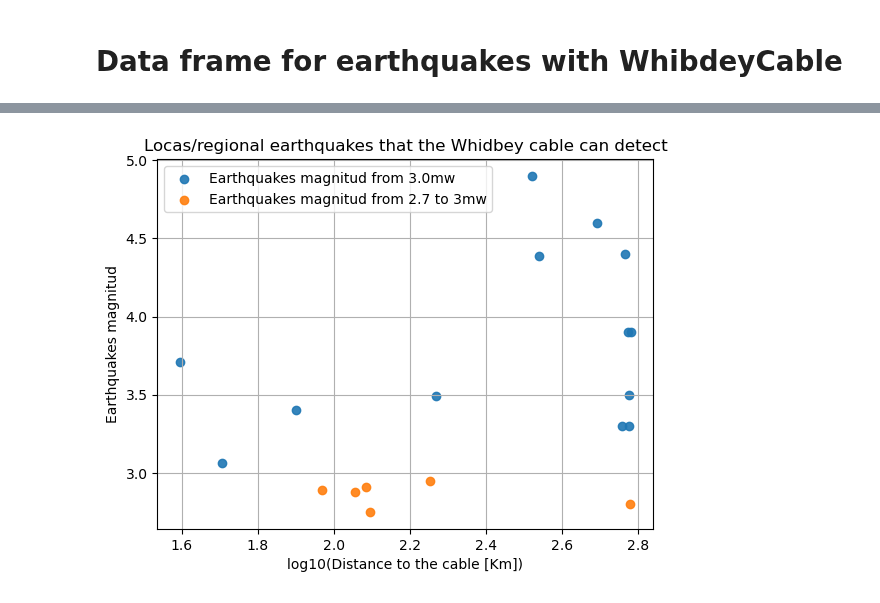
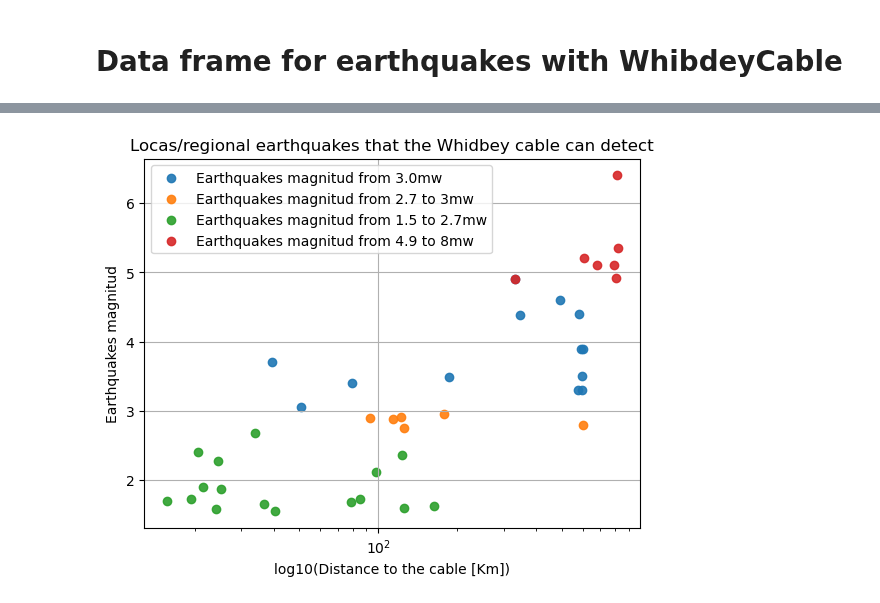
Before and after one commit to bradlipovsky/das-stuff, a Jupyter notebook: whidbey-localquakesplotdataframeMarch.ipynb, the cells around one changed output, grey strips where cells are left out. Saved outputs shown, nothing was run; the diff lists cells and outputs as text; code cells hidden in the pictures.

```diff
--- a/whidbey-localquakesplotdataframeMarch.ipynb
+++ b/whidbey-localquakesplotdataframeMarch.ipynb
@@ -100,18 +100,18 @@ for index,this_event in event_df.iterrows():
 
 
 
-    cable = 'whidbey'
-    record_length = 1 #minutes
-    t0 = this_event_new['time'].iloc[0]
+  #  cable = 'whidbey'
+   # record_length = 1 #minutes
+    #t0 = this_event_new['time'].iloc[0]
 
-    prefix, network_name, datastore = data_wrangler(cable,record_length,t0)
+   # prefix, network_name, datastore = data_wrangler(cable,record_length,t0)
 
-    try:
-        data,dates,attrs = open_sintela_file(prefix,
-                                            t0,
-                                             datastore,
-                                             number_of_files=record_length,
-                                             verbose=True)
+  #  try:
+   #     data,dates,attrs = open_sintela_file(prefix,
+    #                                        t0,
+     #                                        datastore,
+      #                                       number_of_files=record_length,
+       #                                      verbose=True)
        # x_max=data.shape[1] * attrs['SpatialSamplingInterval']
 
         #low_cut = 2
@@ -143,7 +143,7 @@ for index,this_event in event_df.iterrows():
              #   print(str(e))
         #continue
 
-    except ValueError:
-            continue
+    #except ValueError:
+     #       continue
 # %% [output]
 us7000j3g5
@@ -170,3 +170,6 @@ Searching for files matching: /data/data5/Converted/whidbey_2022-04-14_01-21*h5
 # %%
 df=pd.read_csv('Catalog-Whidbey-lowmagnitud.csv')
 df
+dff1=pd.read_csv('Catalog_Whidbeylowestmagnitud.csv')
+dff1
+dff2=pd.read_csv('Catalog_Whidbeyhighesmagnitud.csv')
@@ -226,19 +229,22 @@ df3
 # %%
 #creating plot distance vs magnitud (real earthquakes that we can see)
 newmagtnitud=[magnituddarray[2],magnituddarray[3],magnituddarray[5],magnituddarray[7],magnituddarray[8],magnituddarray[10],magnituddarray[11],magnituddarray[13],magnituddarray[14],magnituddarray[18],magnituddarray[19],magnituddarray[23],magnituddarray[26]]
 newdist_kmarray=[dist_kmarray[2],dist_kmarray[3],dist_kmarray[5],dist_kmarray[7],dist_kmarray[8],dist_kmarray[10],dist_kmarray[11],dist_kmarray[13],dist_kmarray[14],dist_kmarray[18],dist_kmarray[19],dist_kmarray[23],dist_kmarray[26]]
 filename = f"earthquakes_distances600noseismogramswhidbey/"
 figure=plt.plot(figsize=(10,5))
-plt.scatter(np.log10(newdist_kmarray),newmagtnitud,s=None, marker='o', alpha=0.9, label='Earthquakes magnitud from 3.0mw')
-plt.scatter(np.log10(selected_rows.Location),selected_rows.Magnitud,s=None, marker='o', alpha=0.9, label='Earthquakes magnitud from 2.7 to 3mw')
+plt.scatter(newdist_kmarray,newmagtnitud,s=None, marker='o', alpha=0.9, label='Earthquakes magnitud from 3.0mw')
+plt.scatter(selected_rows.Location,selected_rows.Magnitud,s=None, marker='o', alpha=0.9, label='Earthquakes magnitud from 2.7 to 3mw')
+plt.scatter(dff1.Location,dff1.Magnitud,s=None, marker='o', alpha=0.9, label='Earthquakes magnitud from 1.5 to 2.7mw')
+plt.scatter(dff2.Location,dff2.Magnitud,s=None, marker='o', alpha=0.9, label='Earthquakes magnitud from 4.9 to 8mw')
 plt.title('Locas/regional earthquakes that the Whidbey cable can detect')
+plt.xscale('log')
 plt.xlabel('log10(Distance to the cable [Km])')
 plt.ylabel('Earthquakes magnitud');
 plt.legend()
 plt.grid()
 #plt.savefig(filename+"_whidbeylocalquakes")
-plt.savefig("whidbeylocalquakes-27_to_50_mw")
+plt.savefig("whidbeylocalquakesmw")
 plt.show()
 plt.close()
 # %% [output]
-[figure, old version]
+[figure, new version]
```
Also changed, not shown: parts of 3 cells of this notebook, 16 other files.
